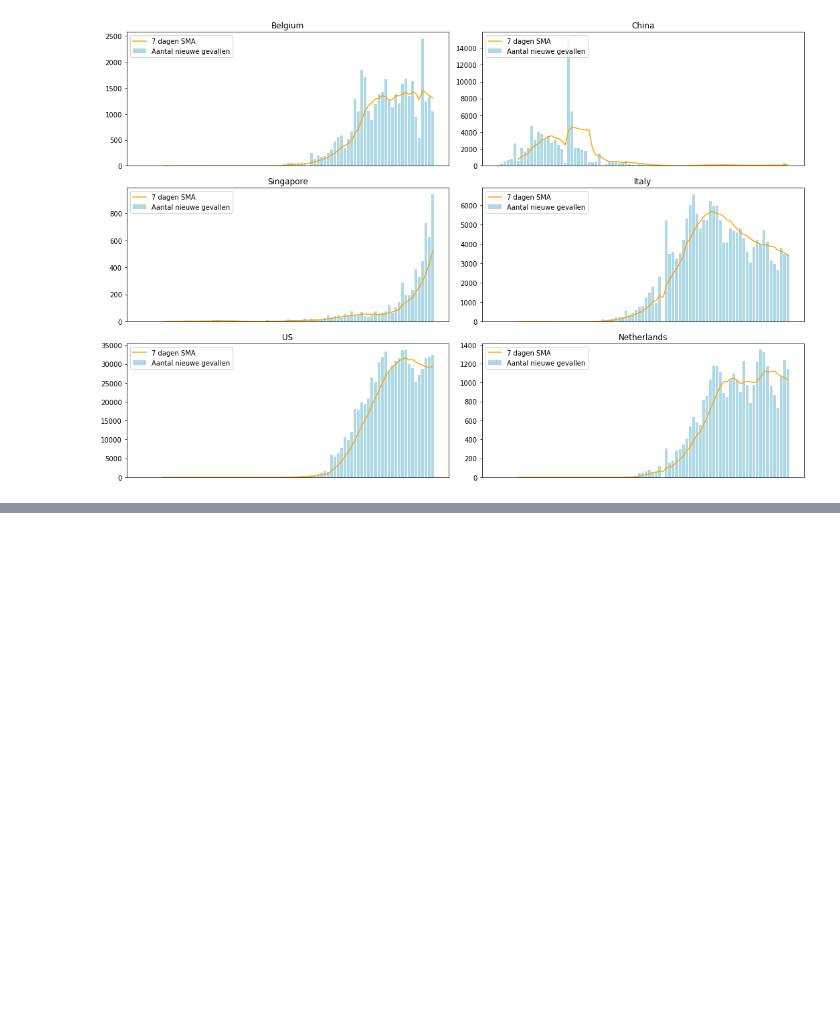
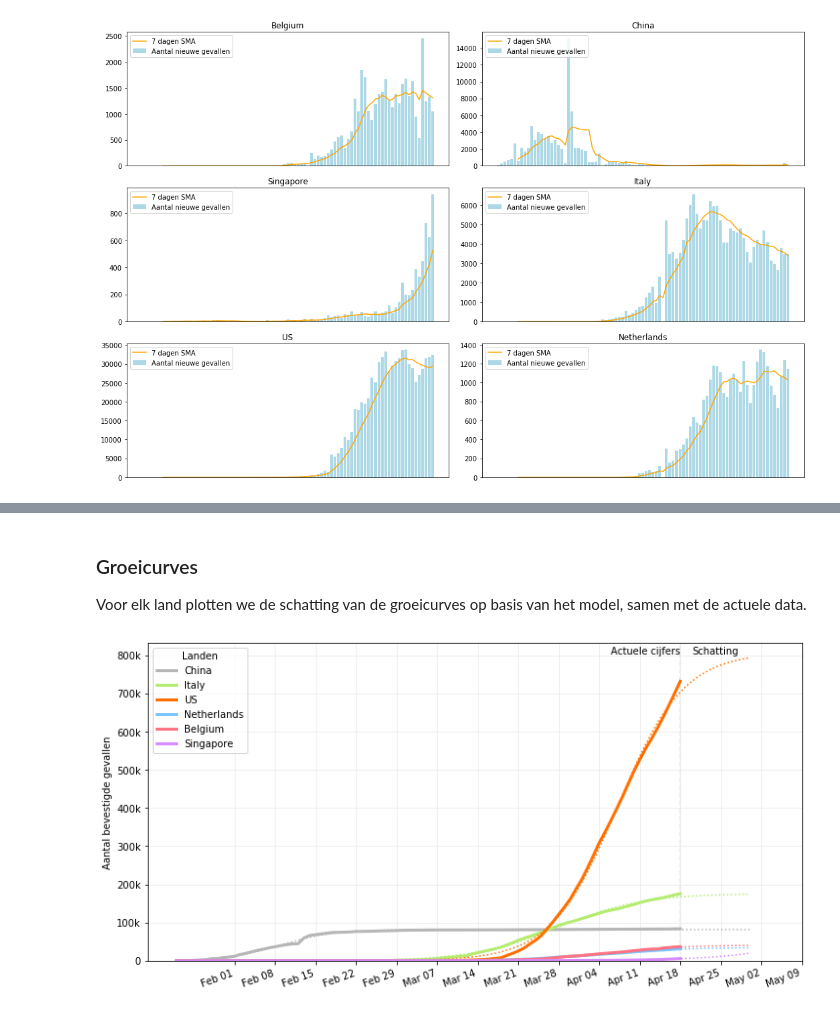
Before and after one commit to WouterStemgee/covid19-dashboard, a Jupyter notebook: outbreak_evolution.ipynb, the cells around one changed output, grey strips where cells are left out. Saved outputs shown, nothing was run; the diff lists cells and outputs as text; code cells hidden in the pictures; blank space fills up the shorter version.

```diff
--- a/outbreak_evolution.ipynb
+++ b/outbreak_evolution.ipynb
@@ -79,0 +236,47 @@ for i, country in enumerate(countries):
+# %% [markdown]
+### Groeicurves
+Voor elk land plotten we de schatting van de groeicurves op basis van het model, samen met de actuele data.
+# %%
+fig = plt.figure(figsize=(12, 6))
+ax = fig.add_subplot(111)
+
+for d in dat:
+  country_name, color_key, fit = itemgetter('name', 'color', 'fit')(d)
+  country = countries[country_name]
+  ax.plot(
+    country['date'],
+    country['count'],
+    label=country_name,
+    color=colors[color_key],
+    linewidth=3
+  )
+  ax.plot(
+    all_dates,
+    fit,
+    color=colors[color_key],
+    linestyle=':'
+  )
+
+_, y_max = ax.get_ylim()
+now = np.datetime64('now').astype('datetime64[D]')
+yesterday = np.datetime64('today', 'D') - np.timedelta64(1, 'D')
+plt.vlines(yesterday, ymin=0, ymax=y_max, colors=colors['very_light_gray'], linestyles='dashed')
+plt.annotate('Actuele cijfers', xy=(now - np.timedelta64(1, 'D'), y_max - 10000), ha='right', va='top')
+plt.annotate('Schatting', xy=(now + np.timedelta64(1, 'D'), y_max - 10000), ha='left', va='top')
+
+ticks = [np.datetime64('2020-02-01') + np.timedelta64(7 * x, 'D') for x in range(0, 15)]
+label_from_tick = lambda tick: pd.to_datetime(tick).strftime('%b %d')
+tick_labels = list(map(label_from_tick, ticks))
+plt.xticks(ticks, tick_labels, rotation=20, horizontalalignment='right')
+
+plt.ylim((0, y_max))
+ax.set_yticklabels(['0' if x == 0 else '{:.0f}k'.format(int(x) / 1000) for x in ax.get_yticks().tolist()])
+plt.ylabel('Aantal bevestigde gevallen')
+
+plt.grid(color=colors['very_light_gray'])
+
+plt.legend(title='Landen', loc='upper left')
+
+plt.show()
+# %% [output]
+[figure, added]
```
Also changed, not shown: parts of 19 cells of this notebook, 1 other file.
